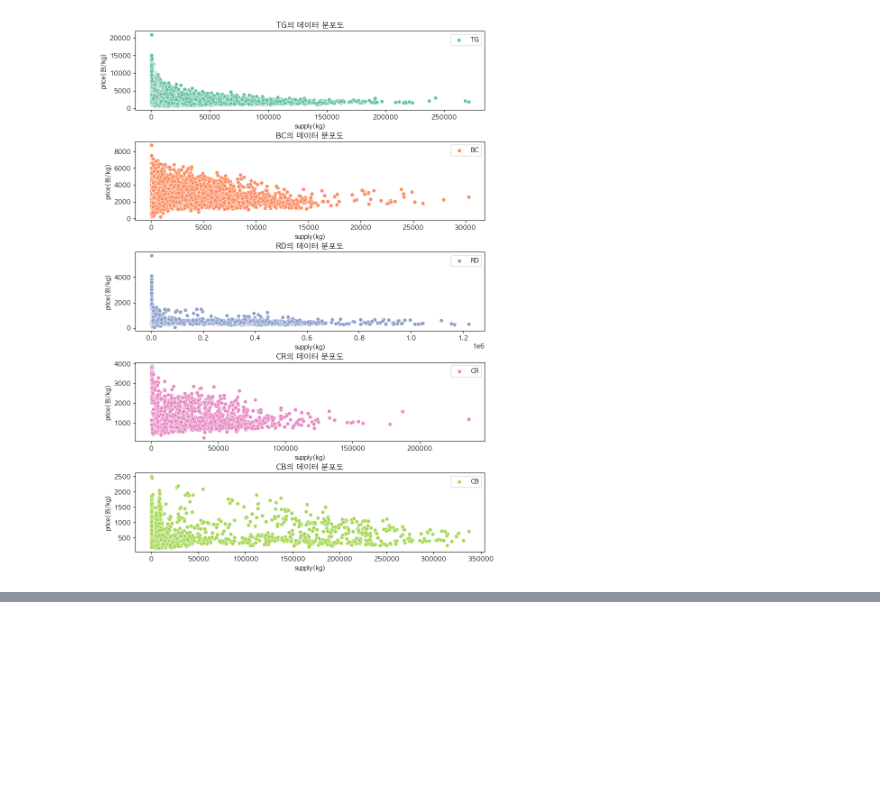
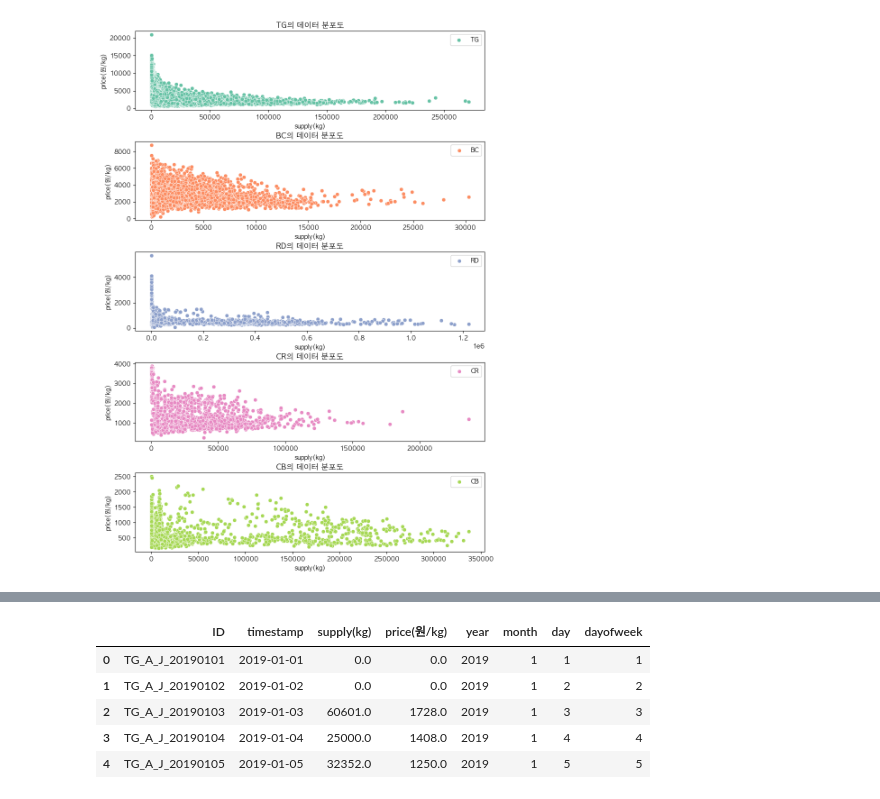
Before and after one commit to Joy-9707/sparta_practice, a Jupyter notebook: 김희정_0208.ipynb, the cells around one changed output, grey strips where cells are left out. Cells and saved outputs as stored; diff of their text form; code cells hidden in the pictures; blank space fills up the shorter version.

```diff
--- a/김희정_0208.ipynb
+++ b/김희정_0208.ipynb
@@ -548,0 +542,10 @@ for i in range(len(items)):
+# %%
+d2 = df[not_encoding_columns]
+d2.head()
+# %% [output]
+|  | ID | timestamp | supply(kg) | price(원/kg) | year | month | day | dayofweek |
+| 0 | TG_A_J_20190101 | 2019-01-01 | 0.0 | 0.0 | 2019 | 1 | 1 | 1 |
+| 1 | TG_A_J_20190102 | 2019-01-02 | 0.0 | 0.0 | 2019 | 1 | 2 | 2 |
+| 2 | TG_A_J_20190103 | 2019-01-03 | 60601.0 | 1728.0 | 2019 | 1 | 3 | 3 |
+| 3 | TG_A_J_20190104 | 2019-01-04 | 25000.0 | 1408.0 | 2019 | 1 | 4 | 4 |
+| 4 | TG_A_J_20190105 | 2019-01-05 | 32352.0 | 1250.0 | 2019 | 1 | 5 | 5 |
```
Also changed, not shown: parts of 21 cells of this notebook.
